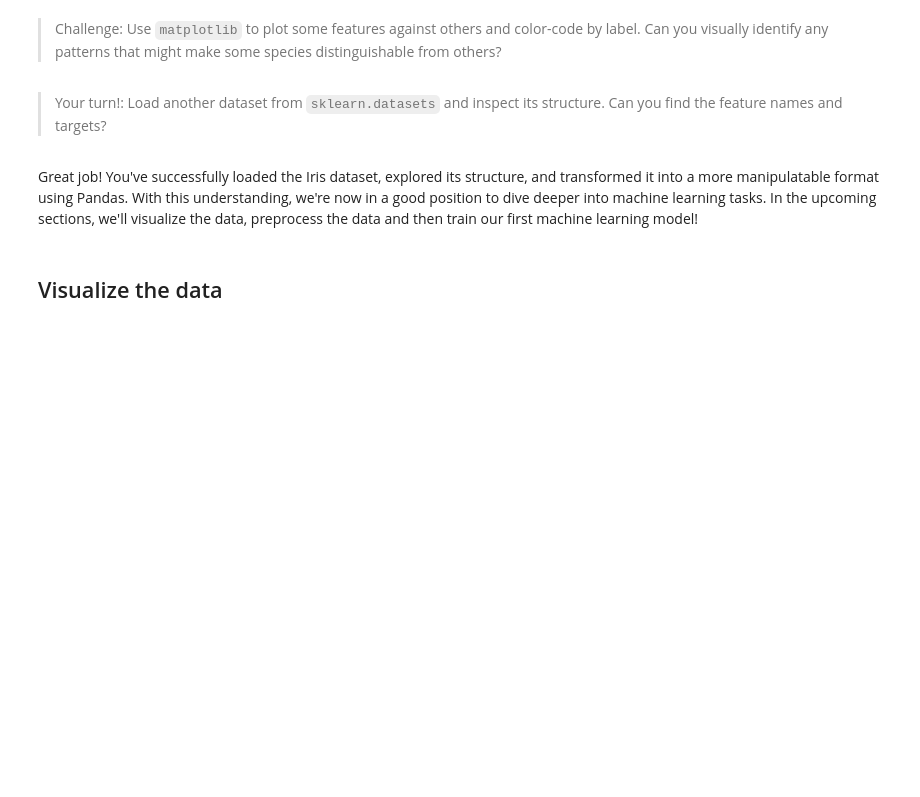
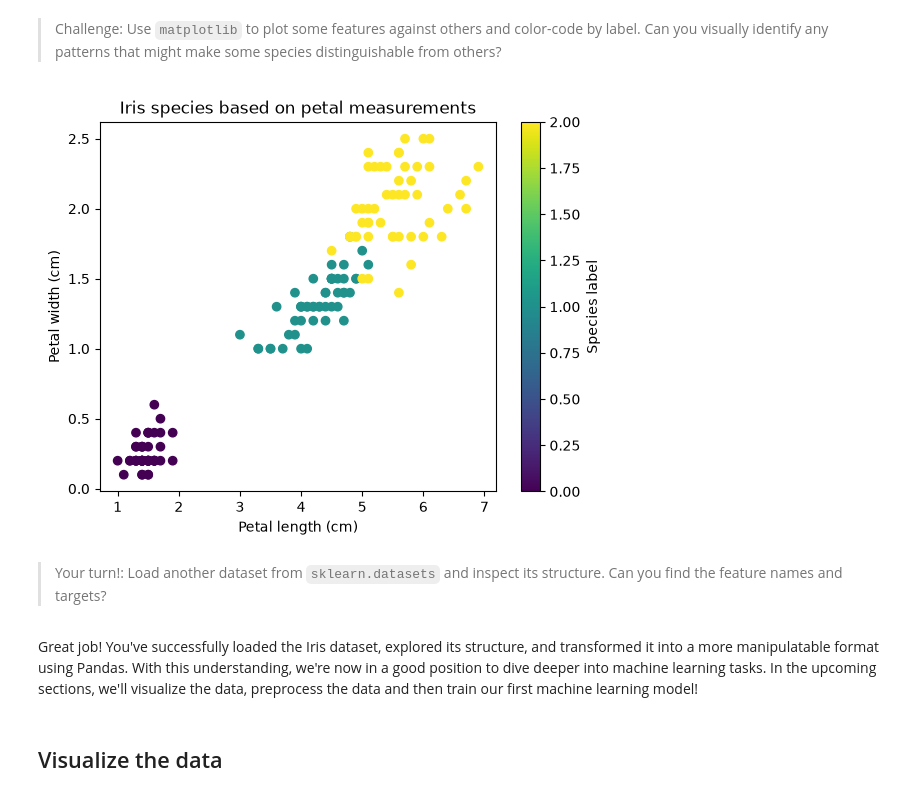
Before and after one commit to HVL-ML/DAT158, a Jupyter notebook: notebooks/DAT158-1.1-Simple_examples.ipynb, the cells around one changed output. Cells and saved outputs as stored; diff of their text form; code cells hidden in the pictures; blank space fills up the shorter version.

```diff
--- a/notebooks/DAT158-1.1-Simple_examples.ipynb
+++ b/notebooks/DAT158-1.1-Simple_examples.ipynb
@@ -129,5 +257,22 @@ iris_df.head()
 # %% [markdown]
 > Challenge: Use `matplotlib` to plot some features against others and color-code by label. Can you visually identify any patterns that might make some species distinguishable from others?
+# %%
+import matplotlib.pyplot as plt
+
+plt.scatter(
+    iris_df["petal length (cm)"],
+    iris_df["petal width (cm)"],
+    c=iris_df["label"],
+    cmap="viridis"
+)
+
+plt.xlabel("Petal length (cm)")
+plt.ylabel("Petal width (cm)")
+plt.title("Iris species based on petal measurements")
+plt.colorbar(label="Species label")
+plt.show()
+# %% [output]
+[figure, added]
 # %% [markdown]
 > Your turn!: Load another dataset from `sklearn.datasets` and inspect its structure. Can you find the feature names and targets?
 # %% [markdown]
```
Also changed, not shown: parts of 56 cells of this notebook, 15 other files.
